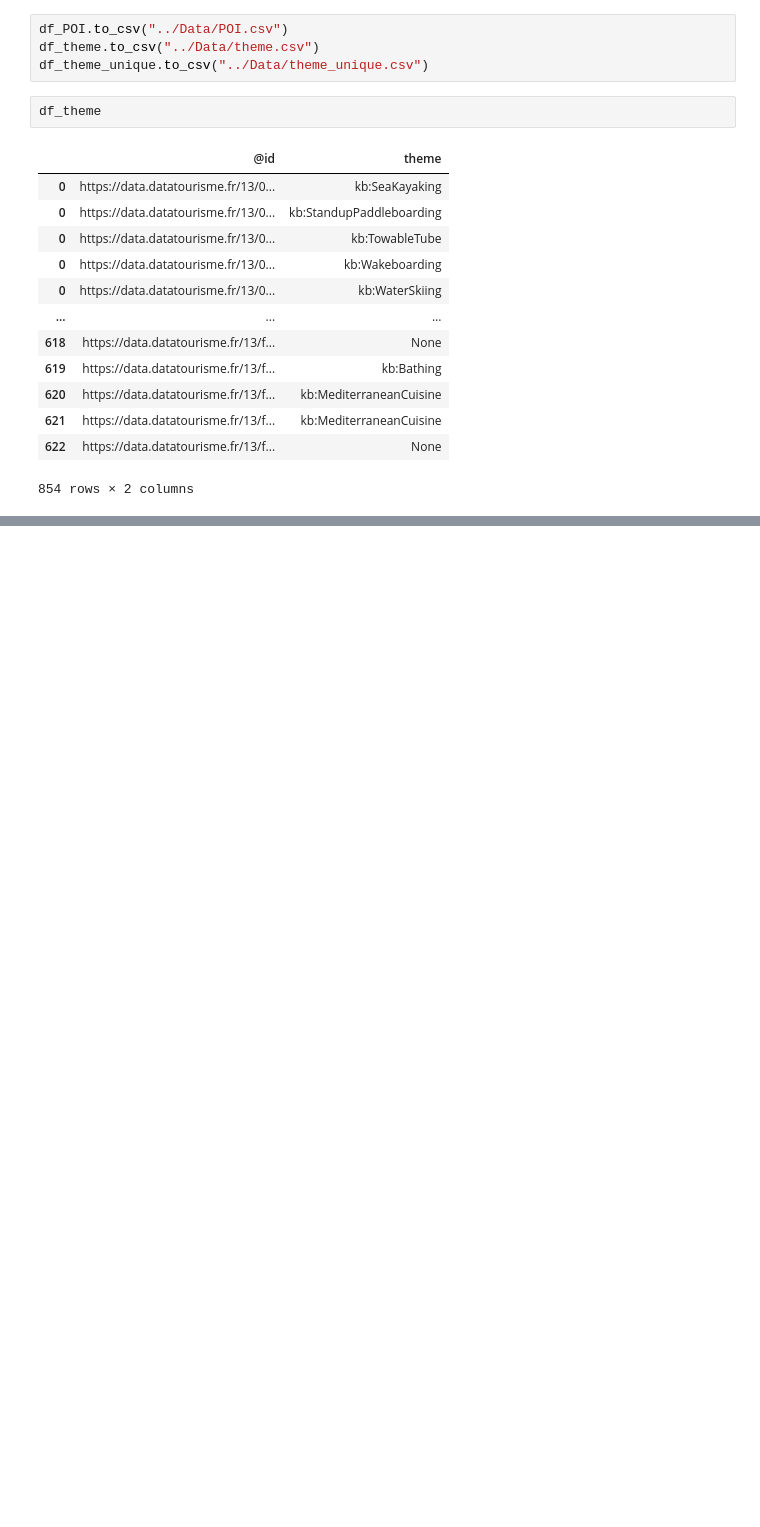
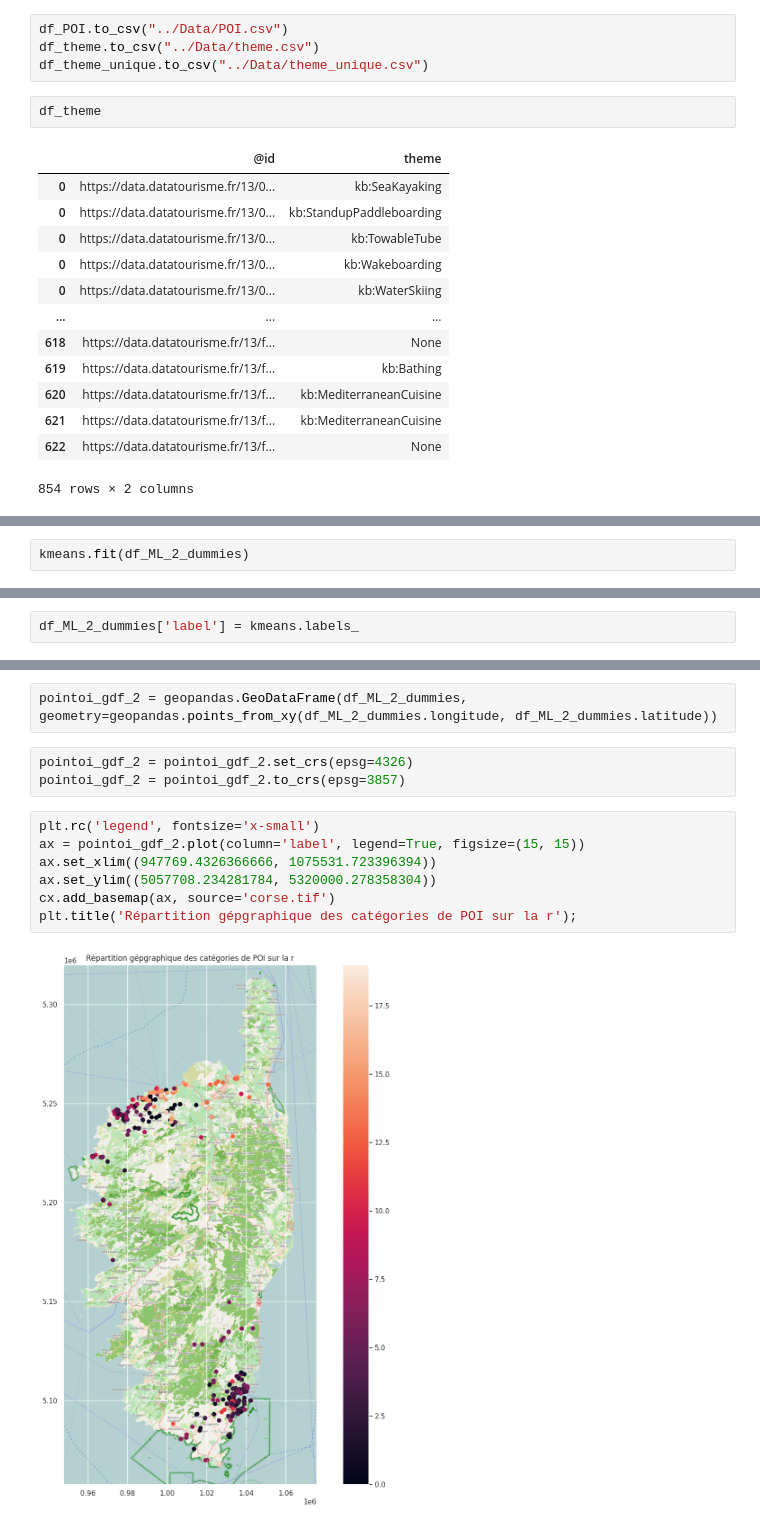
Before and after one commit to ThomasFavrel/ItineraireDeVoyage, a Jupyter notebook: Notebboks/Exploration.ipynb, the cells around one changed output, grey strips where cells are left out. Saved outputs shown, nothing was run; the diff lists cells and outputs as text; blank space fills up the shorter version.

```diff
--- a/Notebboks/Exploration.ipynb
+++ b/Notebboks/Exploration.ipynb
@@ -956,0 +1071,2 @@ df_ML.to_csv("df_ML.csv")
+# %%
+kmeans.fit(df_ML_2_dummies)
@@ -956,0 +1075,2 @@ df_ML.to_csv("df_ML.csv")
+# %%
+df_ML_2_dummies['label'] = kmeans.labels_
@@ -956,0 +1114,14 @@ df_ML.to_csv("df_ML.csv")
+# %%
+pointoi_gdf_2 = geopandas.GeoDataFrame(df_ML_2_dummies, geometry=geopandas.points_from_xy(df_ML_2_dummies.longitude, df_ML_2_dummies.latitude))
+# %%
+pointoi_gdf_2 = pointoi_gdf_2.set_crs(epsg=4326)
+pointoi_gdf_2 = pointoi_gdf_2.to_crs(epsg=3857)
+# %%
+plt.rc('legend', fontsize='x-small')
+ax = pointoi_gdf_2.plot(column='label', legend=True, figsize=(15, 15))
+ax.set_xlim((947769.4326366666, 1075531.723396394))
+ax.set_ylim((5057708.234281784, 5320000.278358304))
+cx.add_basemap(ax, source='corse.tif')
+plt.title('Répartition gépgraphique des catégories de POI sur la r');
+# %% [output]
+[figure, added]
```
Also changed, not shown: parts of 52 cells of this notebook, 2 other files.
